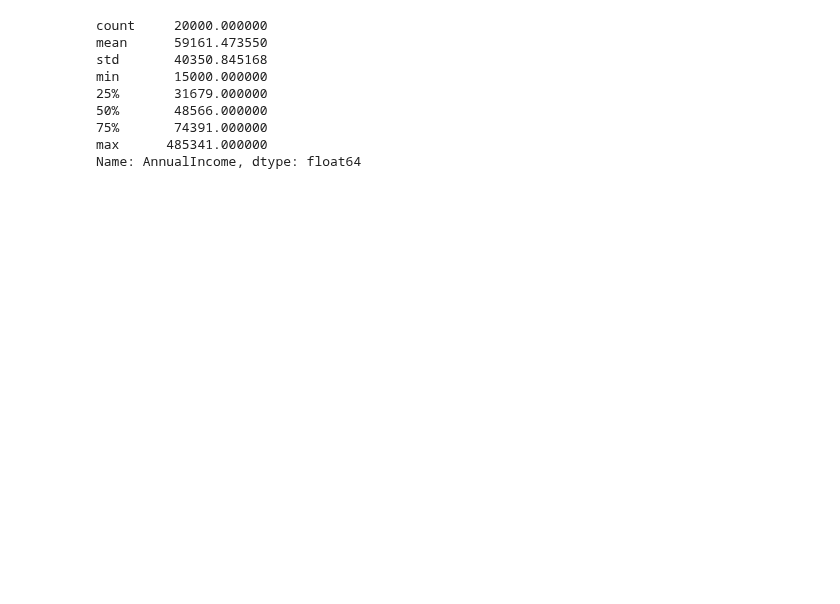
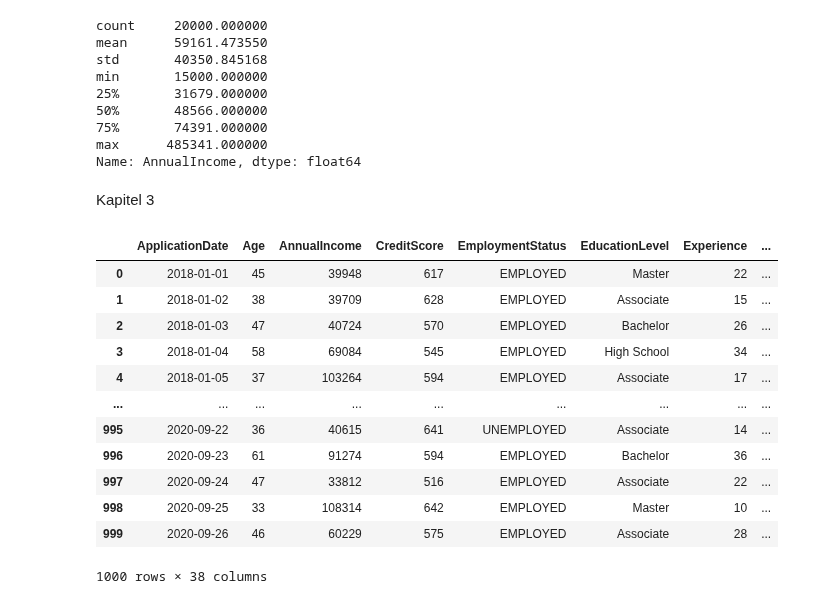
Before and after one commit to jovicdev97/financial-data-analytics, a Jupyter notebook: test.ipynb, the cells around one changed output. Cells and saved outputs as stored; diff of their text form; code cells hidden in the pictures; blank space fills up the shorter version.

Commit message:
Add: Kapitel 3 Anforderung 1 Merge

```diff
--- a/test.ipynb
+++ b/test.ipynb
@@ -269,3 +269,32 @@ min       15000.000000
 75%       74391.000000
 max      485341.000000
 Name: AnnualIncome, dtype: float64
+# %% [markdown]
+Kapitel 3
+# %%
+#Anforderung 1
+# Sortieren nach ApplicationDate
+df_sorted_year = df.sort_values(by='ApplicationDate')
+# Jahr aus ApplicationDate extrahieren
+df_sorted_year['Year'] = df_sorted_year['ApplicationDate'].dt.year
+# Gruppieren nach Jahr und Mittelwert der BaseInterestRate berechnen
+yearly_avg_interest2 = df_sorted_year.groupby('Year')['BaseInterestRate'].mean().reset_index()#Resetten des Indexes damit die Year Spalte nicht der Index wird
+
+# Mergen der DataFrames auf Basis der Year-Spalte
+mergedDF = pd.merge(df_sorted_year, yearly_avg_interest2, on='Year', how='inner')
+
+mergedDF.head(1000)
+# %% [output]
+|  | ApplicationDate | Age | AnnualIncome | CreditScore | EmploymentStatus | EducationLevel | Experience | ... |
+| 0 | 2018-01-01 | 45 | 39948 | 617 | EMPLOYED | Master | 22 | ... |
+| 1 | 2018-01-02 | 38 | 39709 | 628 | EMPLOYED | Associate | 15 | ... |
+| 2 | 2018-01-03 | 47 | 40724 | 570 | EMPLOYED | Bachelor | 26 | ... |
+| 3 | 2018-01-04 | 58 | 69084 | 545 | EMPLOYED | High School | 34 | ... |
+| 4 | 2018-01-05 | 37 | 103264 | 594 | EMPLOYED | Associate | 17 | ... |
+| ... | ... | ... | ... | ... | ... | ... | ... | ... |
+| 995 | 2020-09-22 | 36 | 40615 | 641 | UNEMPLOYED | Associate | 14 | ... |
+| 996 | 2020-09-23 | 61 | 91274 | 594 | EMPLOYED | Bachelor | 36 | ... |
+| 997 | 2020-09-24 | 47 | 33812 | 516 | EMPLOYED | Associate | 22 | ... |
+| 998 | 2020-09-25 | 33 | 108314 | 642 | EMPLOYED | Master | 10 | ... |
+| 999 | 2020-09-26 | 46 | 60229 | 575 | EMPLOYED | Associate | 28 | ... |
+1000 rows × 38 columns
```
Also changed, not shown: parts of 1 cell of this notebook.
